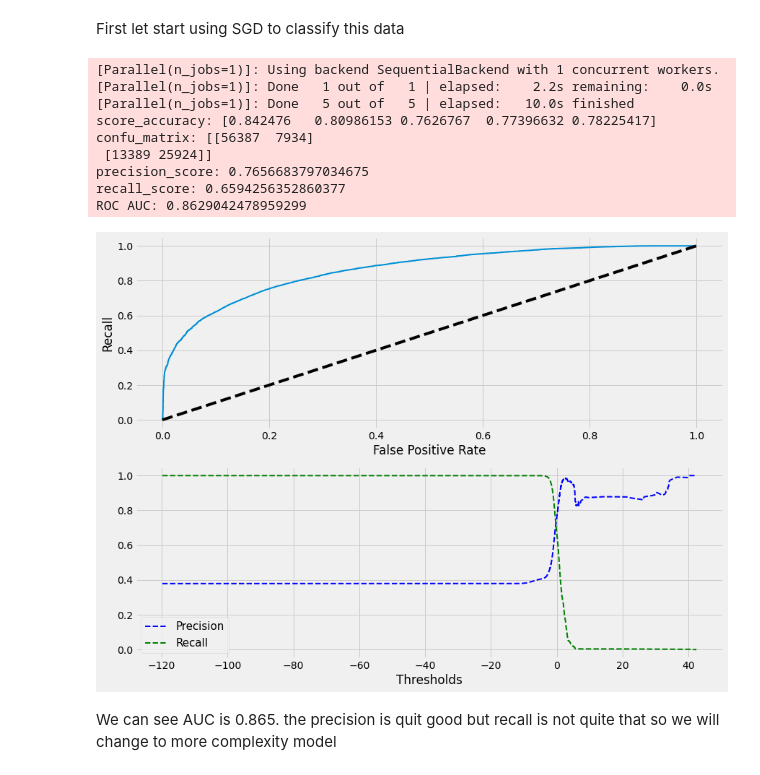
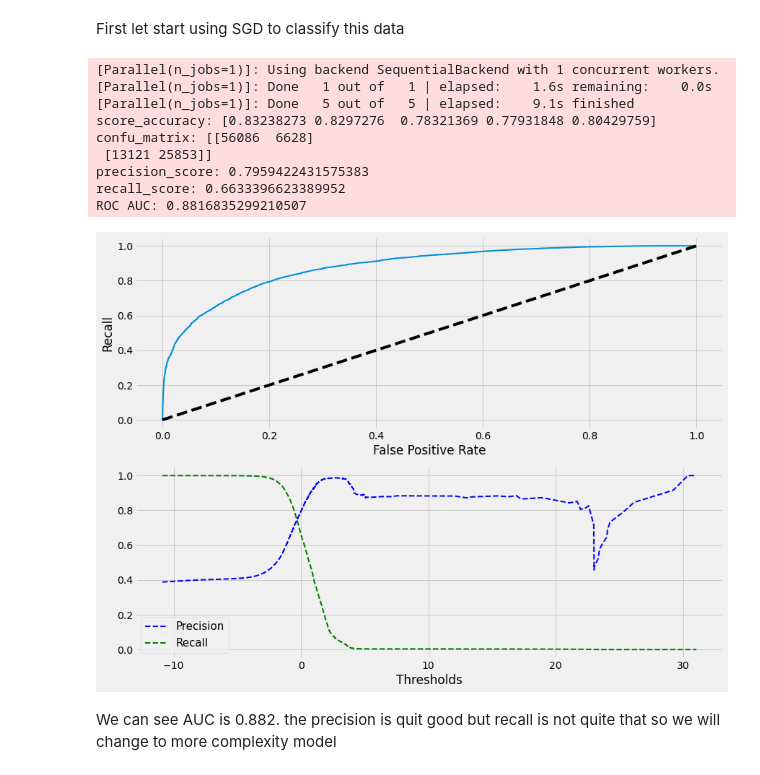
Before and after one commit to huy105/Hotel-booking-classify, a Jupyter notebook: HotelClassify.ipynb, the cells around one changed output. Saved outputs shown, nothing was run; the diff lists cells and outputs as text; code cells hidden in the pictures.

Commit message:
Update
Create the test set and train set to evaluate model, remove the PCA which reduce the data dimension

```diff
--- a/HotelClassify.ipynb
+++ b/HotelClassify.ipynb
@@ -168,10 +168,8 @@ Name: customer_type, dtype: int64
 we can see that market_segment and distribution_channel and undefined values and it one have 7 values in order to make make it no affected to the others values so i decide to remove undefined as an outlier of data
 # %%
 # Take the index of the value we want
-index_drop3 = list(hotel_book[(hotel_book['market_segment'] == 'Undefined') &
+index3 = list(hotel_book[(hotel_book['market_segment'] == 'Undefined') &
                                (hotel_book['distribution_channel'] == 'Undefined')].index)
-
-hotel_book = hotel_book.drop(index_drop3, axis = 0)
 # %% [markdown]
 ## Now let let take a look at continuous variables
 # %%
@@ -197,14 +185,13 @@ Columns "stays_in_weekend_nights" and 'stays_in_week_nights' has value is zero,
 index1 = list(hotel_book[(hotel_book["stays_in_weekend_nights"] == 0) &
                     (hotel_book["stays_in_week_nights"] == 0)].index)
 # Index of adr which must be > 0
-index2 = list(hotel_book[hotel_book["adr"] <= 0].index)
+index2 = list(hotel_book[hotel_book["adr"] == 0].index)
 
-# Index
-index3 = list(hotel_book[hotel_book["adults"] == 0].index)
+# We take index3 from above
 
 index = index1 + index2 + index3
 # %%
-hotel_book = hotel_book.drop(index)
+hotel_book = hotel_book.drop(index, axis = 0)
 hotel_book
 # %% [output]
 |  | hotel | is_canceled | lead_time | stays_in_weekend_nights | stays_in_week_nights | adults | children | ... |
@@ -319,7 +301,7 @@ gm.fit(hotel_book_one_hot)
 
 densities = gm.score_samples(hotel_book_one_hot)
 
-density_thresholds = np.percentile(densities, 3)
+density_thresholds = np.percentile(densities, 5)
 
 hotel_book_cleaned = hotel_book_one_hot[densities > density_thresholds]
 # %%
@@ -622,22 +588,22 @@ First let start using SGD to classify this data
 # %%
 from sklearn.linear_model import SGDClassifier
 
 sgd_clf = SGDClassifier(random_state = 42)
 
-sgd_eval = EvalROCcurve_Plot(sgd_clf, X_train_reduced, y_train, styleplot = "fivethirtyeight")
+sgd_eval = EvalROCcurve_Plot(sgd_clf, X_train_prepared, y_train, styleplot = "fivethirtyeight")
 # %% [output]
 [Parallel(n_jobs=1)]: Using backend SequentialBackend with 1 concurrent workers.
-[Parallel(n_jobs=1)]: Done   1 out of   1 | elapsed:    2.2s remaining:    0.0s
-[Parallel(n_jobs=1)]: Done   5 out of   5 | elapsed:   10.0s finished
-score_accuracy: [0.842476   0.80986153 0.7626767  0.77396632 0.78225417]
-confu_matrix: [[56387  7934]
- [13389 25924]]
-precision_score: 0.7656683797034675
-recall_score: 0.6594256352860377
-ROC AUC: 0.8629042478959299
+[Parallel(n_jobs=1)]: Done   1 out of   1 | elapsed:    1.6s remaining:    0.0s
+[Parallel(n_jobs=1)]: Done   5 out of   5 | elapsed:    9.1s finished
+score_accuracy: [0.83238273 0.8297276  0.78321369 0.77931848 0.80429759]
+confu_matrix: [[56086  6628]
+ [13121 25853]]
+precision_score: 0.7959422431575383
+recall_score: 0.6633396623389952
+ROC AUC: 0.8816835299210507
-[figure, old version]
+[figure, new version]
 # %% [markdown]
-We can see AUC is 0.865. the precision is quit good but recall is not quite that so we will change to more complexity model
+We can see AUC is 0.882. the precision is quit good but recall is not quite that so we will change to more complexity model
 # %%
 from sklearn.ensemble import RandomForestClassifier
 
```
Also changed, not shown: parts of 46 cells of this notebook, 1 other file.
